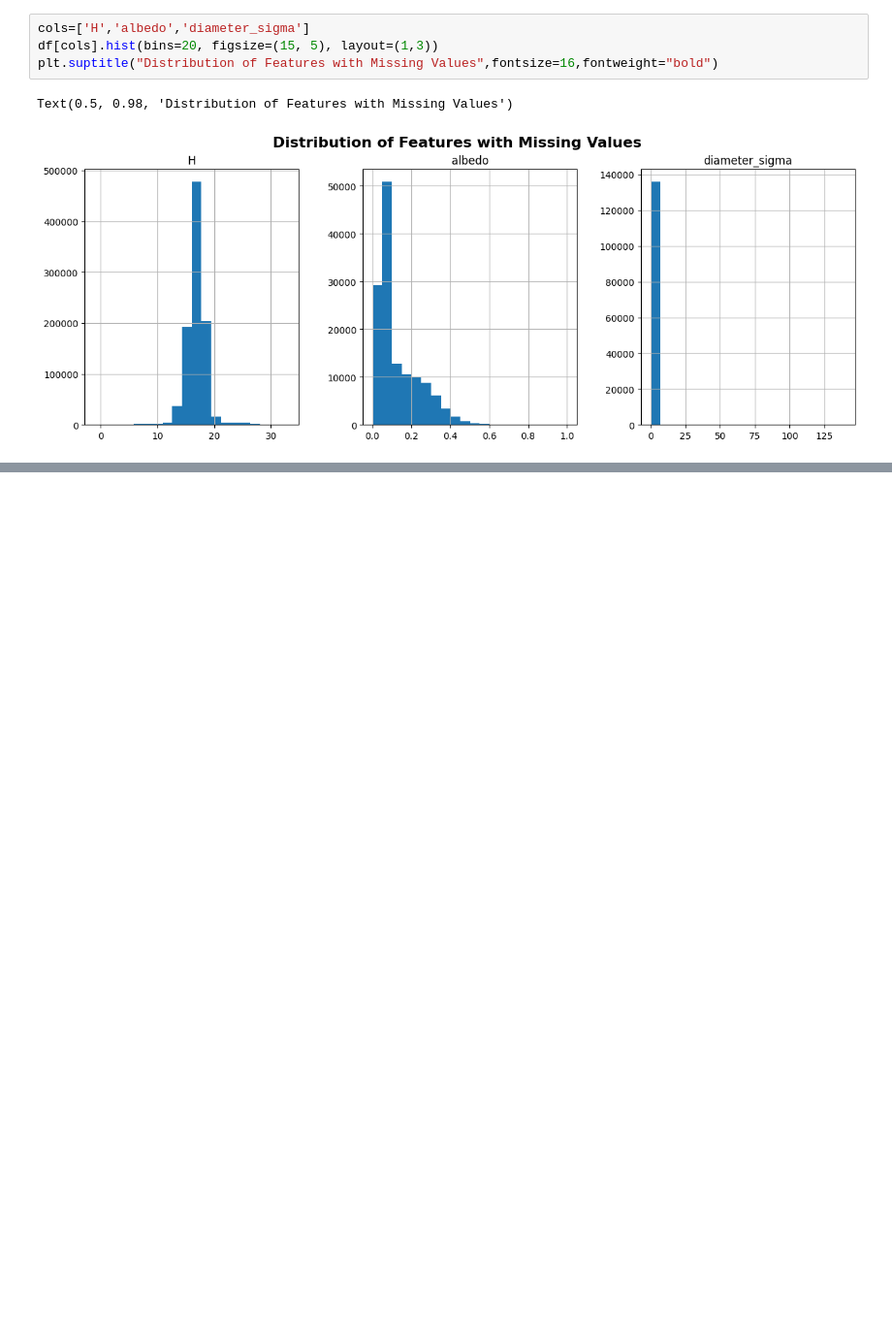
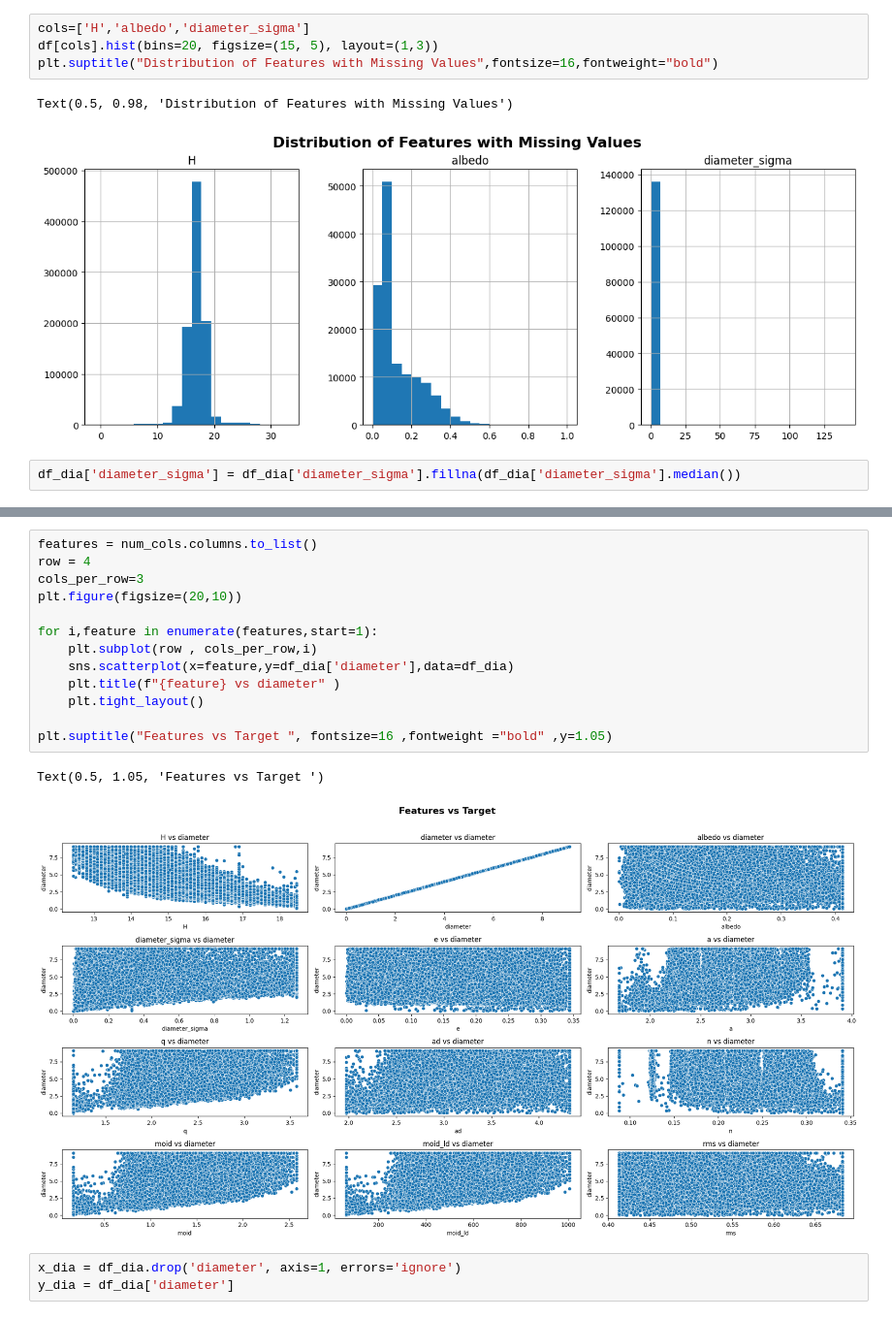
Before and after one commit to Michael-M-William/ML-Final-project, a Jupyter notebook: Final-project.ipynb, the cells around one changed output, grey strips where cells are left out. Shown at 97% size. Drawn from its saved outputs; the diff is of its cells as text; blank space fills up the shorter version.

```diff
--- a/Final-project.ipynb
+++ b/Final-project.ipynb
@@ -795,3 +817,5 @@ plt.suptitle("Distribution of Features with Missing Values",fontsize=16,fontweig
 # %% [output]
 Text(0.5, 0.98, 'Distribution of Features with Missing Values')
 [figure]
+# %%
+df_dia['diameter_sigma'] = df_dia['diameter_sigma'].fillna(df_dia['diameter_sigma'].median())
@@ -797,0 +959,19 @@ Text(0.5, 0.98, 'Distribution of Features with Missing Values')
+# %%
+features = num_cols.columns.to_list()
+row = 4
+cols_per_row=3
+plt.figure(figsize=(20,10))
+
+for i,feature in enumerate(features,start=1):
+    plt.subplot(row , cols_per_row,i)
+    sns.scatterplot(x=feature,y=df_dia['diameter'],data=df_dia)
+    plt.title(f"{feature} vs diameter" )
+    plt.tight_layout()
+
+plt.suptitle("Features vs Target ", fontsize=16 ,fontweight ="bold" ,y=1.05)
+# %% [output]
+Text(0.5, 1.05, 'Features vs Target ')
+[figure, added]
+# %%
+x_dia = df_dia.drop('diameter', axis=1, errors='ignore')
+y_dia = df_dia['diameter']
```
Also changed, not shown: parts of 14 cells of this notebook.
